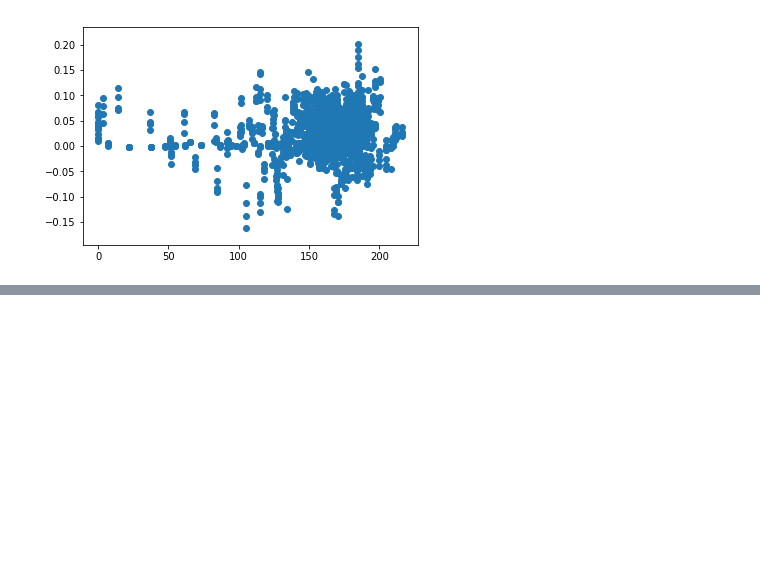
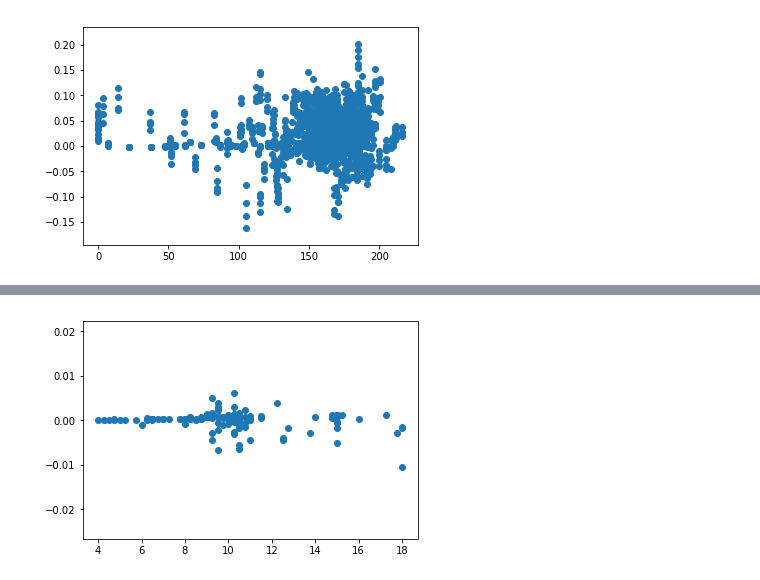
Before and after one commit to spdowl135/Economic-Allocation-Model, a Jupyter notebook: EAM.ipynb, the cells around one changed output, grey strips where cells are left out. Cells and saved outputs as stored; diff of their text form; code cells hidden in the pictures; blank space fills up the shorter version.

```diff
--- a/EAM.ipynb
+++ b/EAM.ipynb
@@ -210,0 +228,5 @@ plt.show()
+# %%
+plt.scatter(newdf['MA Adj'], newdf['Portfolio Return'])
+plt.show()
+# %% [output]
+[figure, added]
```
Also changed, not shown: parts of 9 cells of this notebook.
